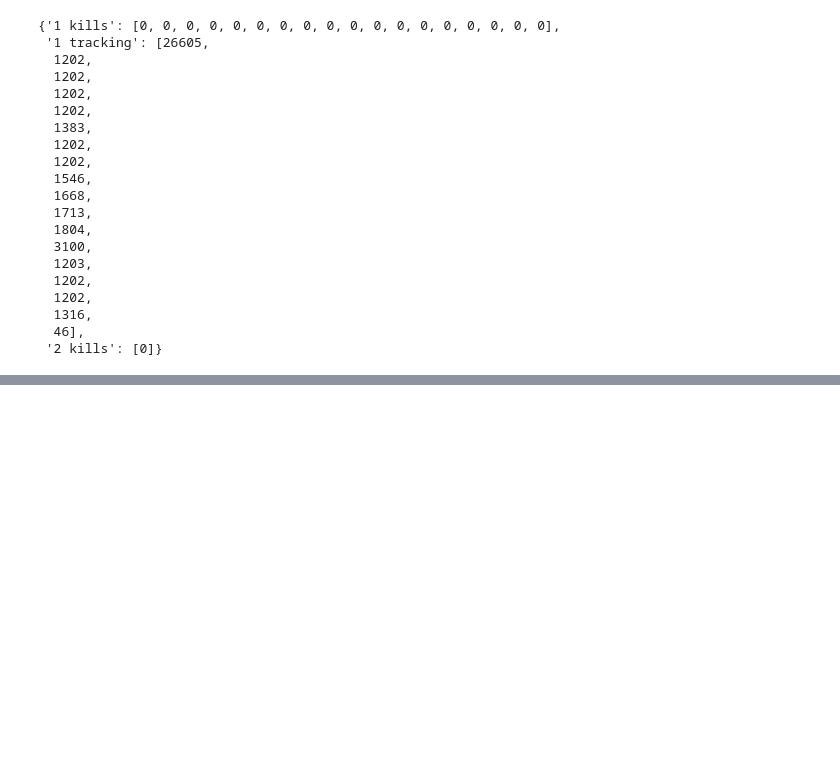
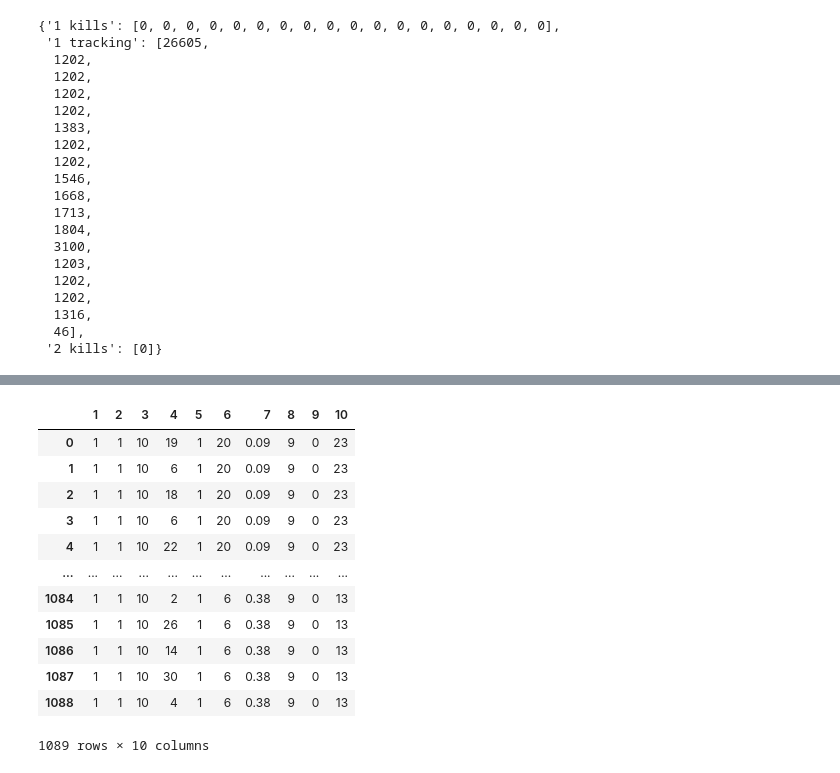
Before and after one commit to spencer-kitten/Thesis, a Jupyter notebook: Working_Notebook.ipynb, the cells around one changed output, grey strips where cells are left out. Saved outputs shown, nothing was run; the diff lists cells and outputs as text; code cells hidden in the pictures; blank space fills up the shorter version.

```diff
--- a/Working_Notebook.ipynb
+++ b/Working_Notebook.ipynb
@@ -77,0 +78,16 @@ Killed_Targets
+# %%
+testy
+# %% [output]
+|  | 1 | 2 | 3 | 4 | 5 | 6 | 7 | 8 | 9 | 10 |
+| 0 | 1 | 1 | 10 | 19 | 1 | 20 | 0.09 | 9 | 0 | 23 |
+| 1 | 1 | 1 | 10 | 6 | 1 | 20 | 0.09 | 9 | 0 | 23 |
+| 2 | 1 | 1 | 10 | 18 | 1 | 20 | 0.09 | 9 | 0 | 23 |
+| 3 | 1 | 1 | 10 | 6 | 1 | 20 | 0.09 | 9 | 0 | 23 |
+| 4 | 1 | 1 | 10 | 22 | 1 | 20 | 0.09 | 9 | 0 | 23 |
+| ... | ... | ... | ... | ... | ... | ... | ... | ... | ... | ... |
+| 1084 | 1 | 1 | 10 | 2 | 1 | 6 | 0.38 | 9 | 0 | 13 |
+| 1085 | 1 | 1 | 10 | 26 | 1 | 6 | 0.38 | 9 | 0 | 13 |
+| 1086 | 1 | 1 | 10 | 14 | 1 | 6 | 0.38 | 9 | 0 | 13 |
+| 1087 | 1 | 1 | 10 | 30 | 1 | 6 | 0.38 | 9 | 0 | 13 |
+| 1088 | 1 | 1 | 10 | 4 | 1 | 6 | 0.38 | 9 | 0 | 13 |
+1089 rows × 10 columns
```
Also changed, not shown: parts of 7 cells of this notebook, 4 other files.
